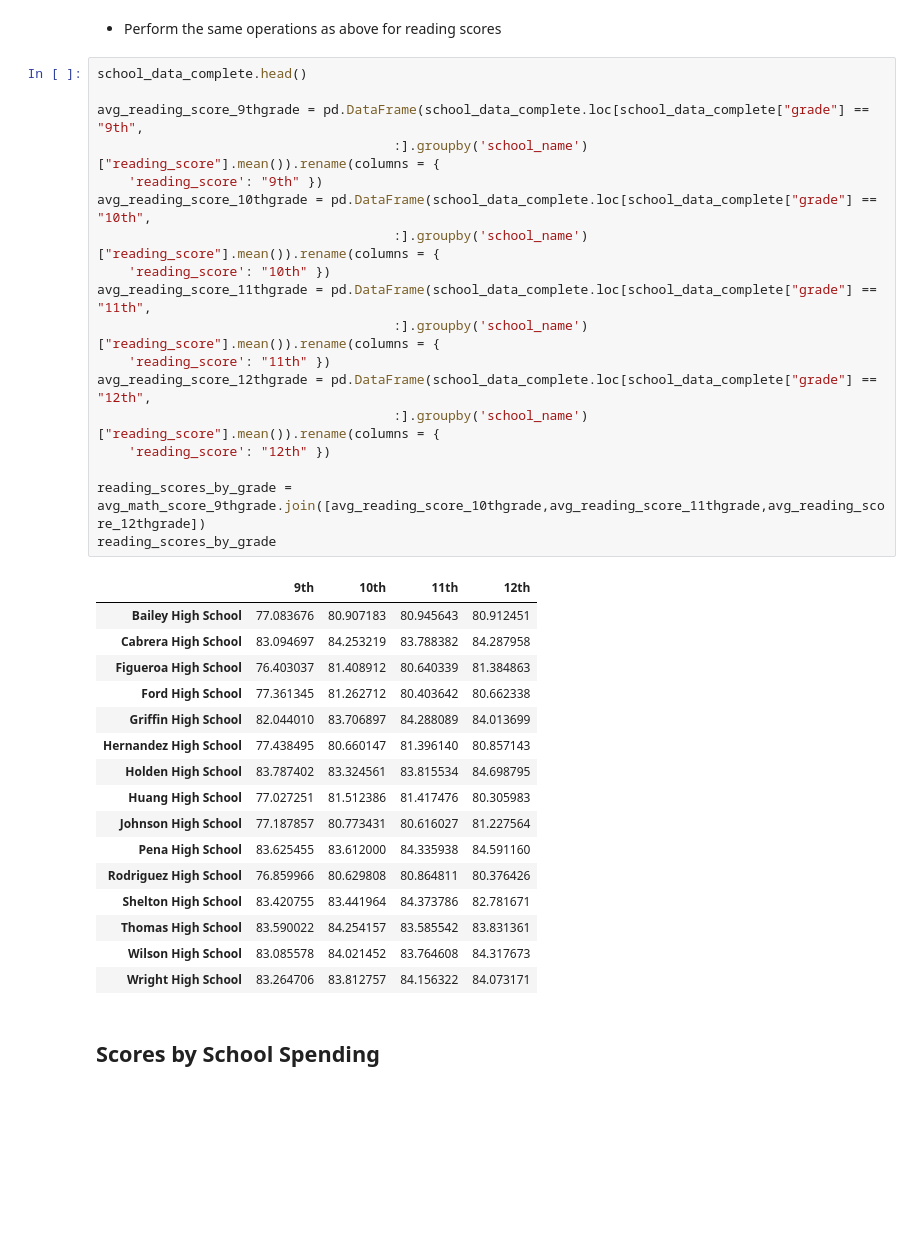
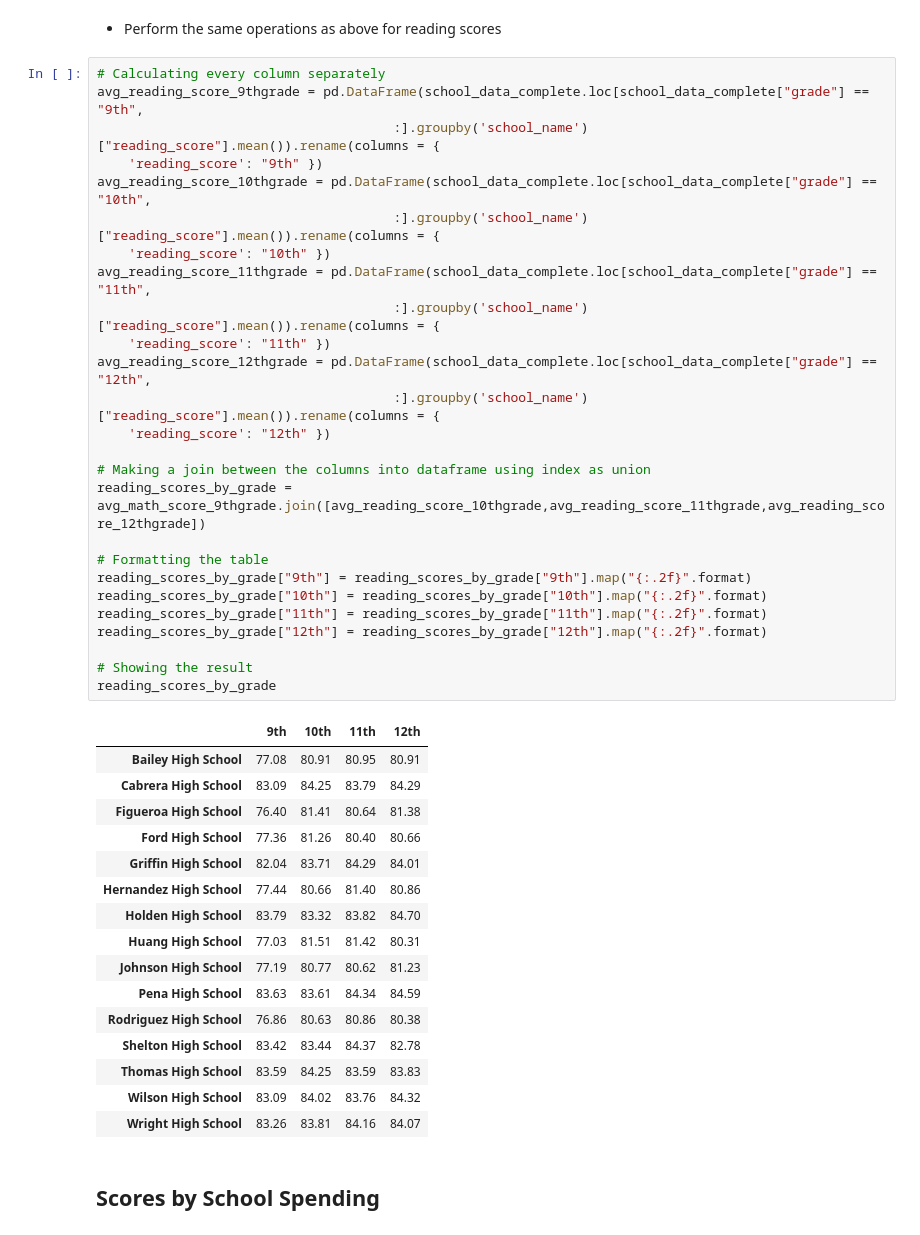
Before and after one commit to jorgelmarquez94/academy-of-py, a Jupyter notebook: PyCitySchools.ipynb, the cells around one changed output. Drawn from its saved outputs; the diff is of its cells as text; blank space fills up the shorter version.

Commit message:
Adding comments and formatting to the tables. Also, adding the conclusions of the challenge in a text file

```diff
--- a/PyCitySchools.ipynb
+++ b/PyCitySchools.ipynb
@@ -209,40 +276,48 @@ math_scores_by_grade
 # %% [markdown]
 * Perform the same operations as above for reading scores
 # %%
-school_data_complete.head()
-
+# Calculating every column separately
 avg_reading_score_9thgrade = pd.DataFrame(school_data_complete.loc[school_data_complete["grade"] == "9th",
                                       :].groupby('school_name')["reading_score"].mean()).rename(columns = {
     'reading_score': "9th" })
 avg_reading_score_10thgrade = pd.DataFrame(school_data_complete.loc[school_data_complete["grade"] == "10th",
                                       :].groupby('school_name')["reading_score"].mean()).rename(columns = {
     'reading_score': "10th" })
 avg_reading_score_11thgrade = pd.DataFrame(school_data_complete.loc[school_data_complete["grade"] == "11th",
                                       :].groupby('school_name')["reading_score"].mean()).rename(columns = {
     'reading_score': "11th" })
 avg_reading_score_12thgrade = pd.DataFrame(school_data_complete.loc[school_data_complete["grade"] == "12th",
                                       :].groupby('school_name')["reading_score"].mean()).rename(columns = {
     'reading_score': "12th" })
 
+# Making a join between the columns into dataframe using index as union
 reading_scores_by_grade = avg_math_score_9thgrade.join([avg_reading_score_10thgrade,avg_reading_score_11thgrade,avg_reading_score_12thgrade])
+
+# Formatting the table
+reading_scores_by_grade["9th"] = reading_scores_by_grade["9th"].map("{:.2f}".format)
+reading_scores_by_grade["10th"] = reading_scores_by_grade["10th"].map("{:.2f}".format)
+reading_scores_by_grade["11th"] = reading_scores_by_grade["11th"].map("{:.2f}".format)
+reading_scores_by_grade["12th"] = reading_scores_by_grade["12th"].map("{:.2f}".format)
+
+# Showing the result
 reading_scores_by_grade
 # %% [output]
 |  | 9th | 10th | 11th | 12th |
-| Bailey High School | 77.083676 | 80.907183 | 80.945643 | 80.912451 |
-| Cabrera High School | 83.094697 | 84.253219 | 83.788382 | 84.287958 |
-| Figueroa High School | 76.403037 | 81.408912 | 80.640339 | 81.384863 |
-| Ford High School | 77.361345 | 81.262712 | 80.403642 | 80.662338 |
-| Griffin High School | 82.044010 | 83.706897 | 84.288089 | 84.013699 |
-| Hernandez High School | 77.438495 | 80.660147 | 81.396140 | 80.857143 |
-| Holden High School | 83.787402 | 83.324561 | 83.815534 | 84.698795 |
-| Huang High School | 77.027251 | 81.512386 | 81.417476 | 80.305983 |
-| Johnson High School | 77.187857 | 80.773431 | 80.616027 | 81.227564 |
-| Pena High School | 83.625455 | 83.612000 | 84.335938 | 84.591160 |
-| Rodriguez High School | 76.859966 | 80.629808 | 80.864811 | 80.376426 |
-| Shelton High School | 83.420755 | 83.441964 | 84.373786 | 82.781671 |
-| Thomas High School | 83.590022 | 84.254157 | 83.585542 | 83.831361 |
-| Wilson High School | 83.085578 | 84.021452 | 83.764608 | 84.317673 |
-| Wright High School | 83.264706 | 83.812757 | 84.156322 | 84.073171 |
+| Bailey High School | 77.08 | 80.91 | 80.95 | 80.91 |
+| Cabrera High School | 83.09 | 84.25 | 83.79 | 84.29 |
+| Figueroa High School | 76.40 | 81.41 | 80.64 | 81.38 |
+| Ford High School | 77.36 | 81.26 | 80.40 | 80.66 |
+| Griffin High School | 82.04 | 83.71 | 84.29 | 84.01 |
+| Hernandez High School | 77.44 | 80.66 | 81.40 | 80.86 |
+| Holden High School | 83.79 | 83.32 | 83.82 | 84.70 |
+| Huang High School | 77.03 | 81.51 | 81.42 | 80.31 |
+| Johnson High School | 77.19 | 80.77 | 80.62 | 81.23 |
+| Pena High School | 83.63 | 83.61 | 84.34 | 84.59 |
+| Rodriguez High School | 76.86 | 80.63 | 80.86 | 80.38 |
+| Shelton High School | 83.42 | 83.44 | 84.37 | 82.78 |
+| Thomas High School | 83.59 | 84.25 | 83.59 | 83.83 |
+| Wilson High School | 83.09 | 84.02 | 83.76 | 84.32 |
+| Wright High School | 83.26 | 83.81 | 84.16 | 84.07 |
 # %% [markdown]
 ## Scores by School Spending
 # %% [markdown]
```
Also changed, not shown: parts of 8 cells of this notebook, 1 other file.
